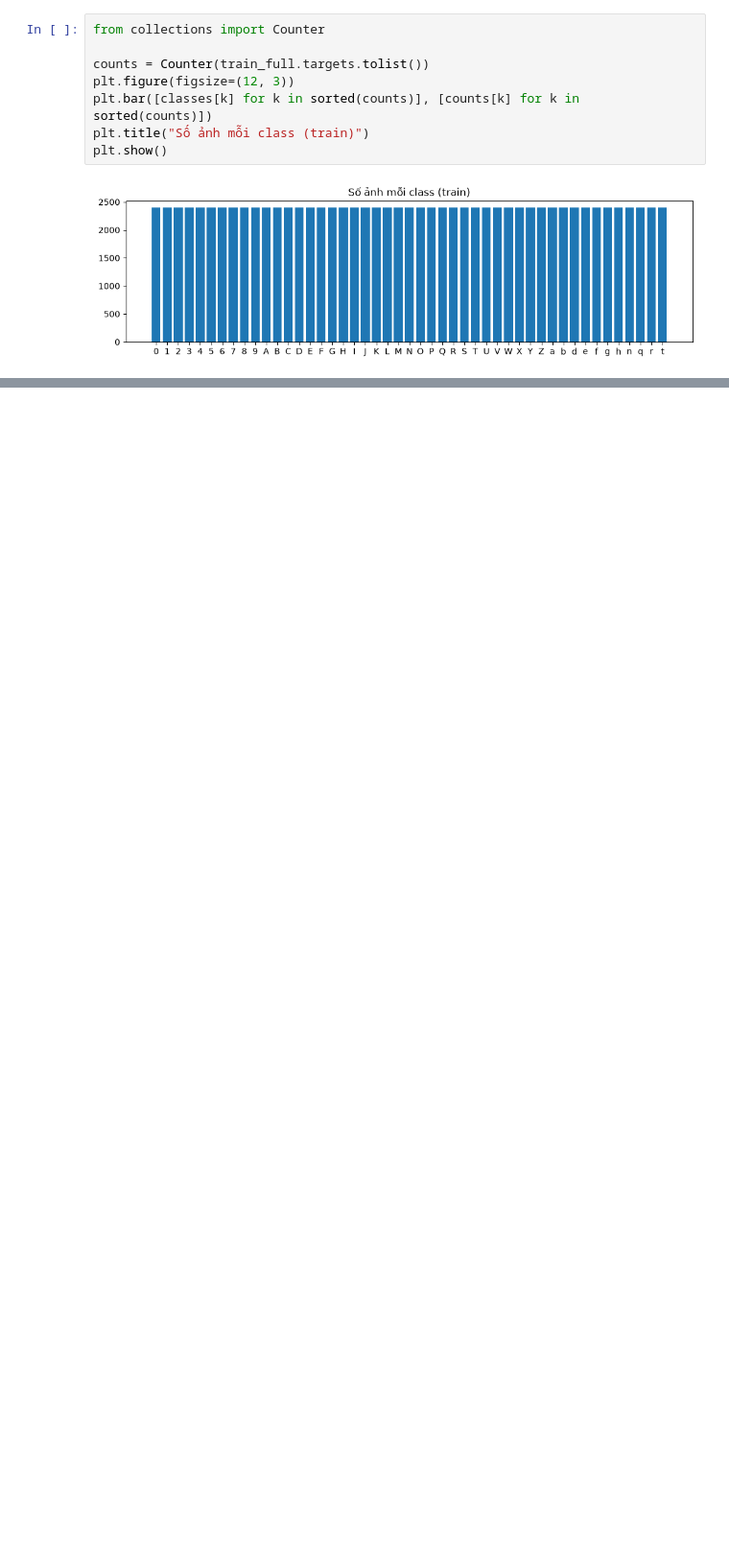
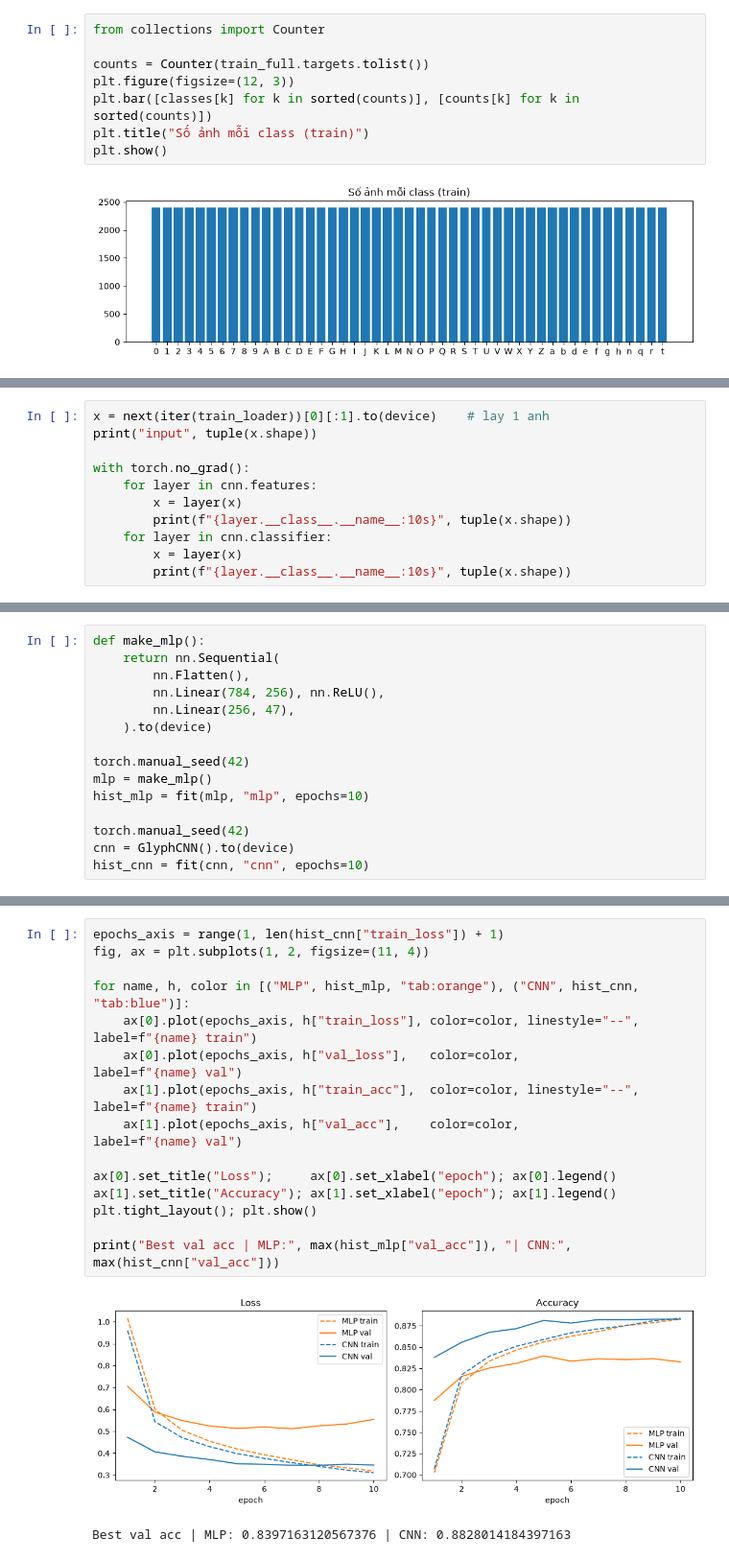
Before and after one commit to trungsyd2409/dl_gplyph_net, a Jupyter notebook: notebooks/01_glyphnet.ipynb, the cells around one changed output, grey strips where cells are left out. Shown at 96% size. Saved outputs shown, nothing was run; the diff lists cells and outputs as text; blank space fills up the shorter version.

```diff
--- a/notebooks/01_glyphnet.ipynb
+++ b/notebooks/01_glyphnet.ipynb
@@ -64,0 +144,11 @@ plt.show()
+# %%
+x = next(iter(train_loader))[0][:1].to(device)    # lay 1 anh
+print("input", tuple(x.shape))
+
+with torch.no_grad():
+    for layer in cnn.features:
+        x = layer(x)
+        print(f"{layer.__class__.__name__:10s}", tuple(x.shape))
+    for layer in cnn.classifier:
+        x = layer(x)
+        print(f"{layer.__class__.__name__:10s}", tuple(x.shape))
@@ -64,0 +239,15 @@ plt.show()
+# %%
+def make_mlp():
+    return nn.Sequential(
+        nn.Flatten(),
+        nn.Linear(784, 256), nn.ReLU(),
+        nn.Linear(256, 47),
+    ).to(device)
+
+torch.manual_seed(42)
+mlp = make_mlp()
+hist_mlp = fit(mlp, "mlp", epochs=10)
+
+torch.manual_seed(42)
+cnn = GlyphCNN().to(device)
+hist_cnn = fit(cnn, "cnn", epochs=10)
@@ -64,0 +275,18 @@ plt.show()
+# %%
+epochs_axis = range(1, len(hist_cnn["train_loss"]) + 1)
+fig, ax = plt.subplots(1, 2, figsize=(11, 4))
+
+for name, h, color in [("MLP", hist_mlp, "tab:orange"), ("CNN", hist_cnn, "tab:blue")]:
+    ax[0].plot(epochs_axis, h["train_loss"], color=color, linestyle="--", label=f"{name} train")
+    ax[0].plot(epochs_axis, h["val_loss"],   color=color,                 label=f"{name} val")
+    ax[1].plot(epochs_axis, h["train_acc"],  color=color, linestyle="--", label=f"{name} train")
+    ax[1].plot(epochs_axis, h["val_acc"],    color=color,                 label=f"{name} val")
+
+ax[0].set_title("Loss");     ax[0].set_xlabel("epoch"); ax[0].legend()
+ax[1].set_title("Accuracy"); ax[1].set_xlabel("epoch"); ax[1].legend()
+plt.tight_layout(); plt.show()
+
+print("Best val acc | MLP:", max(hist_mlp["val_acc"]), "| CNN:", max(hist_cnn["val_acc"]))
+# %% [output]
+[figure, added]
+Best val acc | MLP: 0.8397163120567376 | CNN: 0.8828014184397163
```
Also changed, not shown: parts of 19 cells of this notebook.
